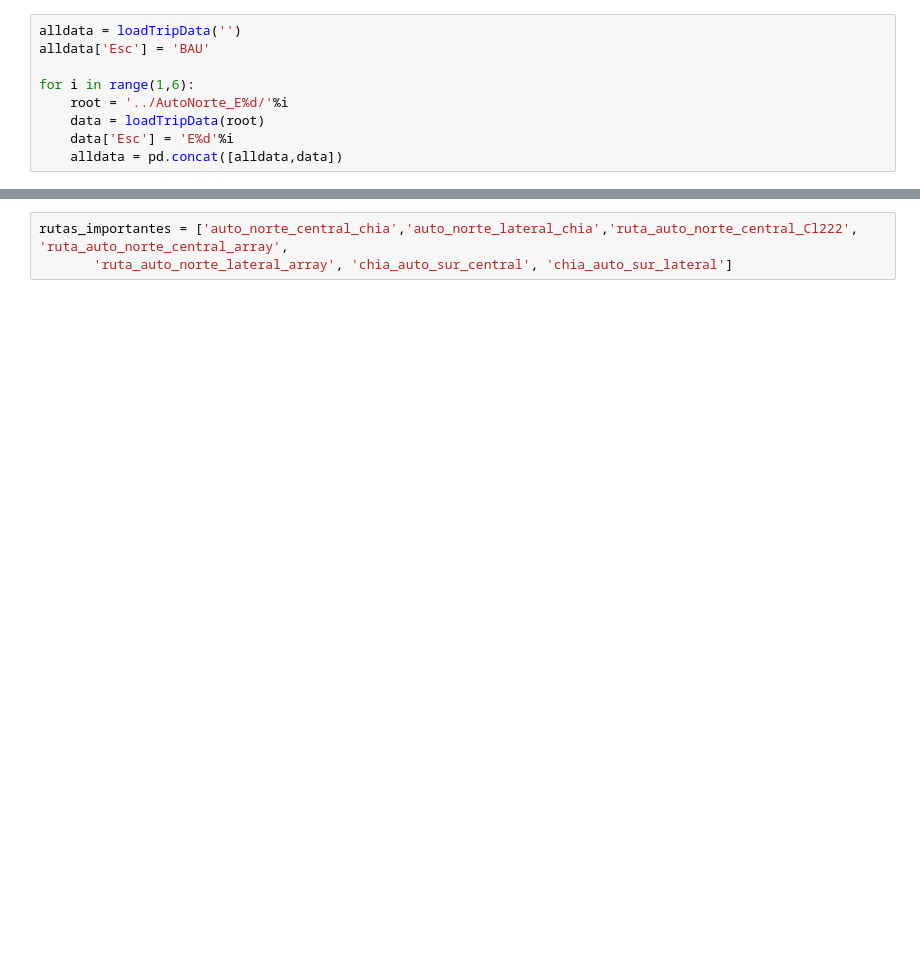
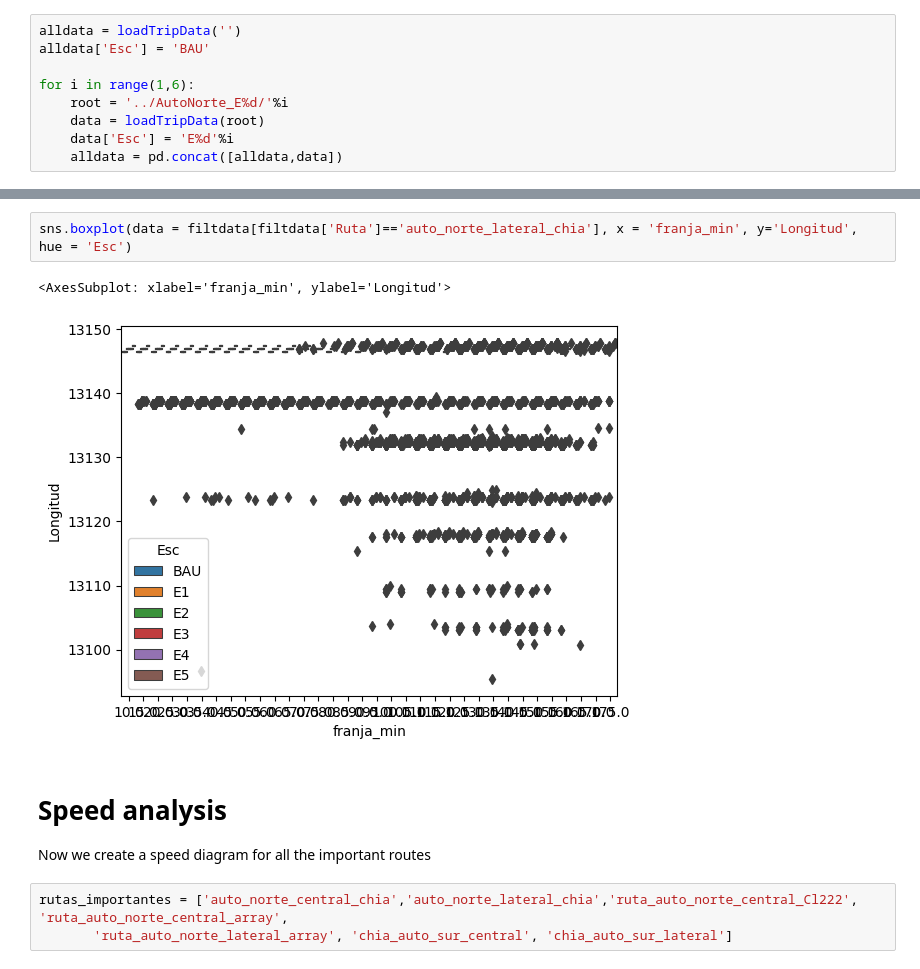
Before and after one commit to miguel-uribe/autonorte_sumo, a Jupyter notebook: AutoNorte/times.ipynb, the cells around one changed output, grey strips where cells are left out. Cells and saved outputs as stored; diff of their text form; blank space fills up the shorter version.

```diff
--- a/AutoNorte/times.ipynb
+++ b/AutoNorte/times.ipynb
@@ -72,3 +94,11 @@ alldata
+# %%
+sns.boxplot(data = filtdata[filtdata['Ruta']=='auto_norte_lateral_chia'], x = 'franja_min', y='Longitud', hue = 'Esc')
+# %% [output]
+<AxesSubplot: xlabel='franja_min', ylabel='Longitud'>
+[figure, added]
+# %% [markdown]
+# Speed analysis
+Now we create a speed diagram for all the important routes
 # %%
 rutas_importantes = ['auto_norte_central_chia','auto_norte_lateral_chia','ruta_auto_norte_central_Cl222', 'ruta_auto_norte_central_array',
        'ruta_auto_norte_lateral_array', 'chia_auto_sur_central', 'chia_auto_sur_lateral']
```
Also changed, not shown: parts of 25 cells of this notebook, 27 other files.
